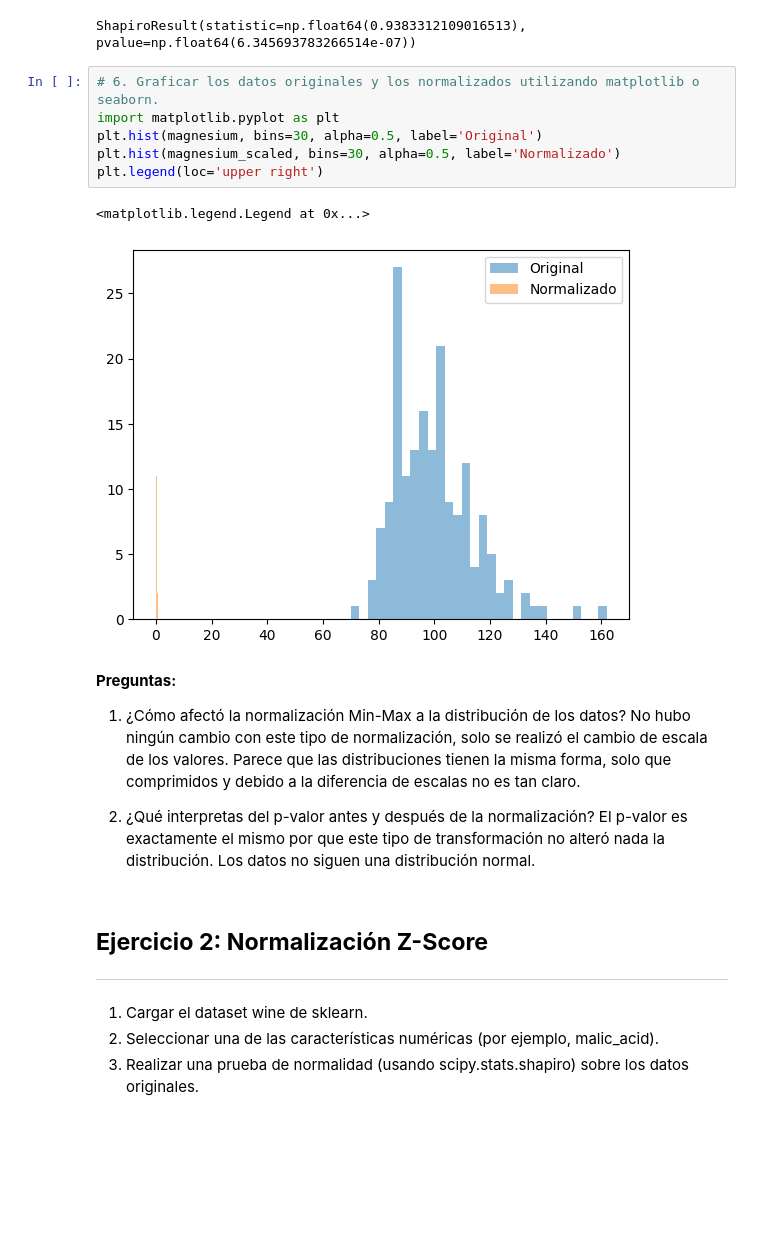
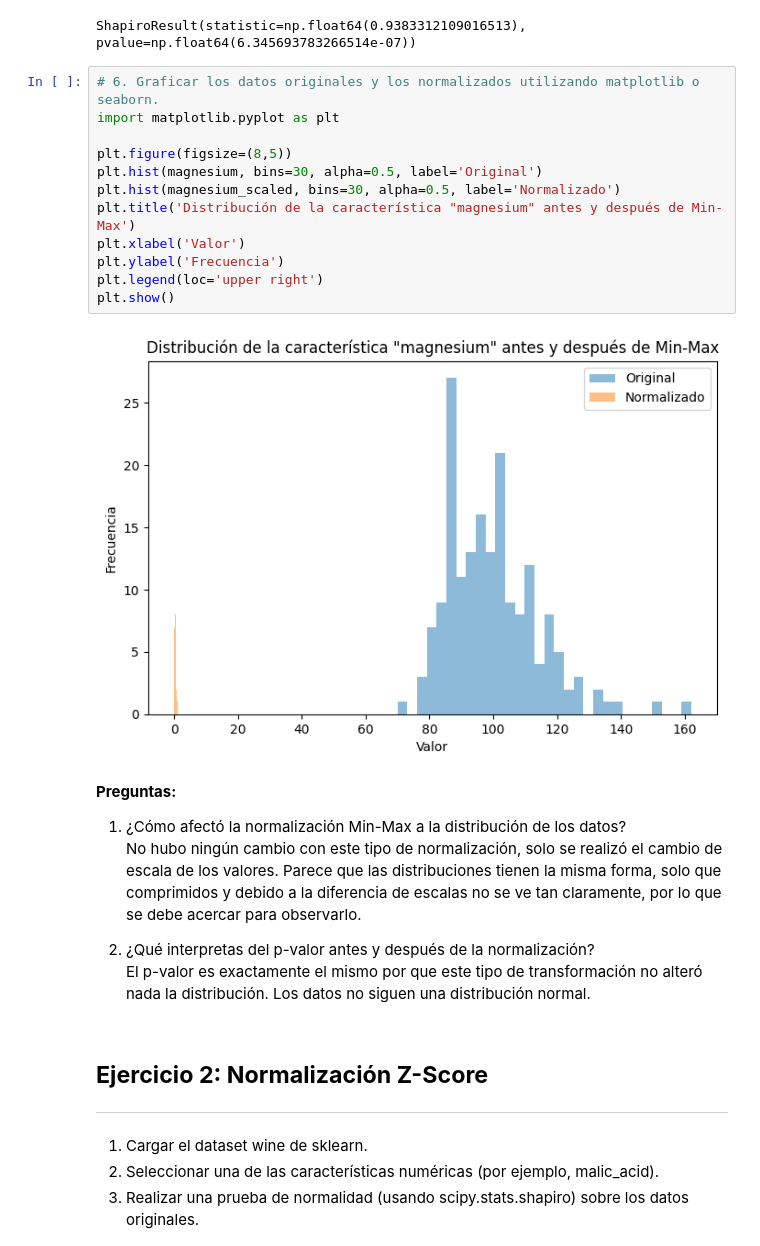
Before and after one commit to bidallei/MIAAD-UACJ, a Jupyter notebook: Practica22_NormalizacionTransformacion_263150.ipynb, the cells around one changed output. Cells and saved outputs as stored; diff of their text form; blank space fills up the shorter version.

```diff
--- a/Practica22_NormalizacionTransformacion_263150.ipynb
+++ b/Practica22_NormalizacionTransformacion_263150.ipynb
@@ -68,18 +68,23 @@ ShapiroResult(statistic=np.float64(0.9383312109016513), pvalue=np.float64(6.3456
 # %%
 # 6. Graficar los datos originales y los normalizados utilizando matplotlib o seaborn.
 import matplotlib.pyplot as plt
+
+plt.figure(figsize=(8,5))
 plt.hist(magnesium, bins=30, alpha=0.5, label='Original')
 plt.hist(magnesium_scaled, bins=30, alpha=0.5, label='Normalizado')
+plt.title('Distribución de la característica "magnesium" antes y después de Min-Max')
+plt.xlabel('Valor')
+plt.ylabel('Frecuencia')
 plt.legend(loc='upper right')
+plt.show()
 # %% [output]
-<matplotlib.legend.Legend at 0x...>
-[figure, old version]
+[figure, new version]
 # %% [markdown]
 **Preguntas:**
-1. ¿Cómo afectó la normalización Min-Max a la distribución de los datos?
-No hubo ningún cambio con este tipo de normalización, solo se realizó el cambio de escala de los valores. Parece que las distribuciones tienen la misma forma, solo que comprimidos y debido a la diferencia de escalas no es tan claro.
+1. ¿Cómo afectó la normalización Min-Max a la distribución de los datos? <br>
+No hubo ningún cambio con este tipo de normalización, solo se realizó el cambio de escala de los valores. Parece que las distribuciones tienen la misma forma, solo que comprimidos y debido a la diferencia de escalas no se ve tan claramente, por lo que se debe acercar para observarlo.
 
-2. ¿Qué interpretas del p-valor antes y después de la normalización?
+2. ¿Qué interpretas del p-valor antes y después de la normalización? <br>
 El p-valor es exactamente el mismo por que este tipo de transformación no alteró nada la distribución. Los datos no siguen una distribución normal.
 # %% [markdown]
 ## **Ejercicio 2: Normalización Z-Score**
```
Also changed, not shown: parts of 11 cells of this notebook.
